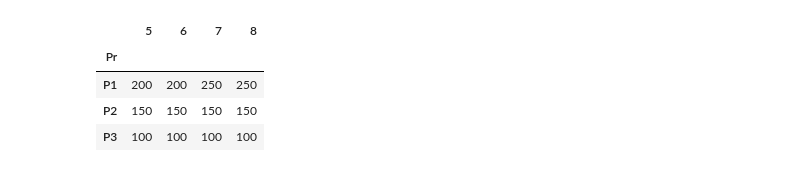
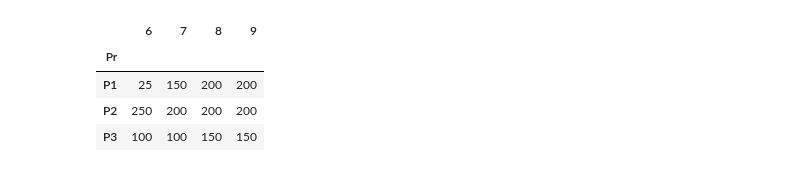
Before and after one commit to kiya1013/APuPDaten, a Jupyter notebook: Planspiel/xml_test.ipynb, the cells around one changed output. Cells and saved outputs as stored; diff of their text form; code cells hidden in the pictures.

```diff
--- a/Planspiel/xml_test.ipynb
+++ b/Planspiel/xml_test.ipynb
@@ -3,7 +3,7 @@ import pandas as pd
 import numpy as np
 import xml.etree.ElementTree as ET
 
-periode=5 #-------------------------------
+periode=6 #-------------------------------
 
 tree = ET.parse(f'XMLs\\periode_{periode-1}.xml')
 root = tree.getroot()
@@ -46,21 +46,21 @@ for col in orders_in_df.columns:
 # %%
 periodes=list(range(periode,periode+4))
 
 plan=[#----------------------------------------
-['P1',200,200,250,250],
-['P2',150,150,150,150],
-['P3',100,100,100,100]]
+['P1',25,150,200,200],
+['P2',250,200,200,200],
+['P3',100,100,150,150]]
 
 plan=pd.DataFrame(plan,columns=['Pr']+periodes)
 plan.index=plan['Pr']
 plan.drop(columns=['Pr'],inplace=True)
 plan
 # %% [output]
-|  | 5 | 6 | 7 | 8 |
+|  | 6 | 7 | 8 | 9 |
 | Pr |  |  |  |  |
-| P1 | 200 | 200 | 250 | 250 |
-| P2 | 150 | 150 | 150 | 150 |
-| P3 | 100 | 100 | 100 | 100 |
+| P1 | 25 | 150 | 200 | 200 |
+| P2 | 250 | 200 | 200 | 200 |
+| P3 | 100 | 100 | 150 | 150 |
 # %%
 merge_1=pd.merge(base_df,bestands_df,left_on='NR. K',right_on='id').drop(columns=['id','startamount','pct','price','stockvalue'])
 
```
Also changed, not shown: parts of 2 cells of this notebook, 5 other files.
